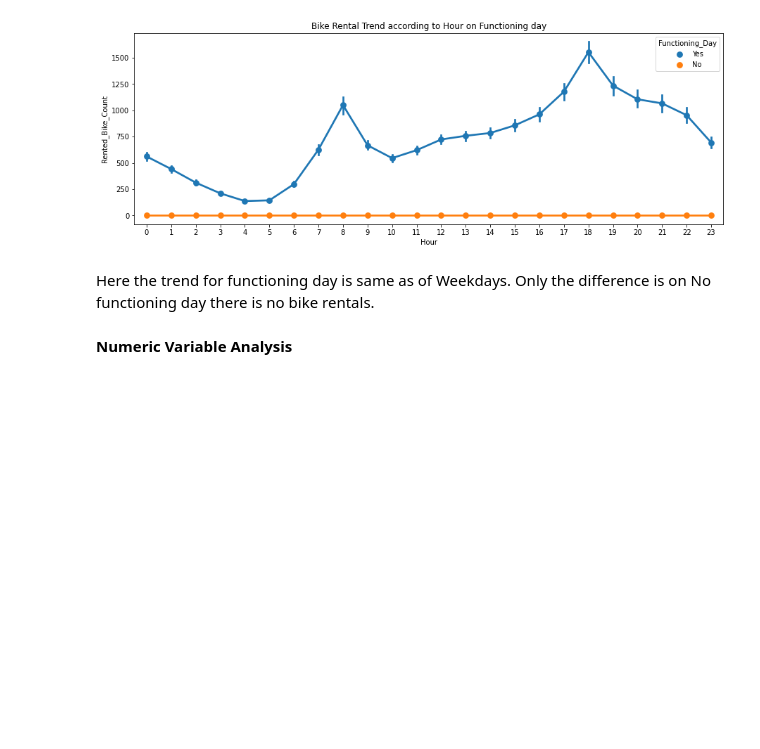
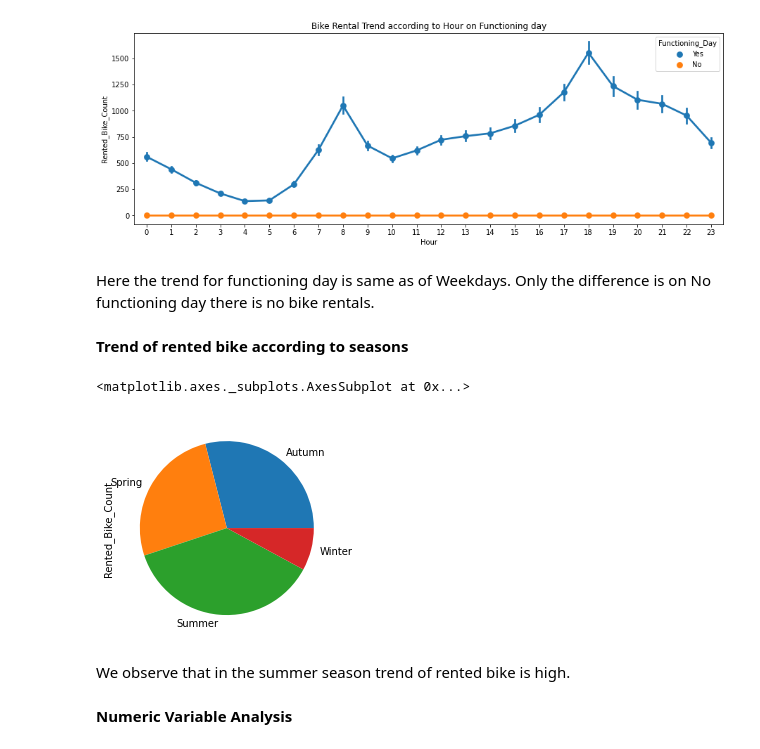
Before and after one commit to Anupa-123/Bike-sharing-demand-prediction, a Jupyter notebook: Bike_Sharing_Demand_Prediction_Capstone_Project.ipynb, the cells around one changed output. Saved outputs shown, nothing was run; the diff lists cells and outputs as text; code cells hidden in the pictures; blank space fills up the shorter version.

```diff
--- a/Bike_Sharing_Demand_Prediction_Capstone_Project.ipynb
+++ b/Bike_Sharing_Demand_Prediction_Capstone_Project.ipynb
@@ -480,6 +494,15 @@ Text(0.5, 1.0, 'Bike Rental Trend according to Hour on Functioning day')
 [figure]
 # %% [markdown]
 Here the trend for functioning day is same as of Weekdays. Only the difference is on No functioning day there is no bike rentals.
+# %% [markdown]
+**Trend of rented bike according to seasons**
+# %%
+df.groupby('Seasons').sum()['Rented_Bike_Count'].plot.pie()
+# %% [output]
+<matplotlib.axes._subplots.AxesSubplot at 0x...>
+[figure, added]
+# %% [markdown]
+We observe that in the summer season trend of rented bike is high.
 # %% [markdown]
 **Numeric Variable Analysis**
 # %%
```
Also changed, not shown: parts of 16 cells of this notebook.
